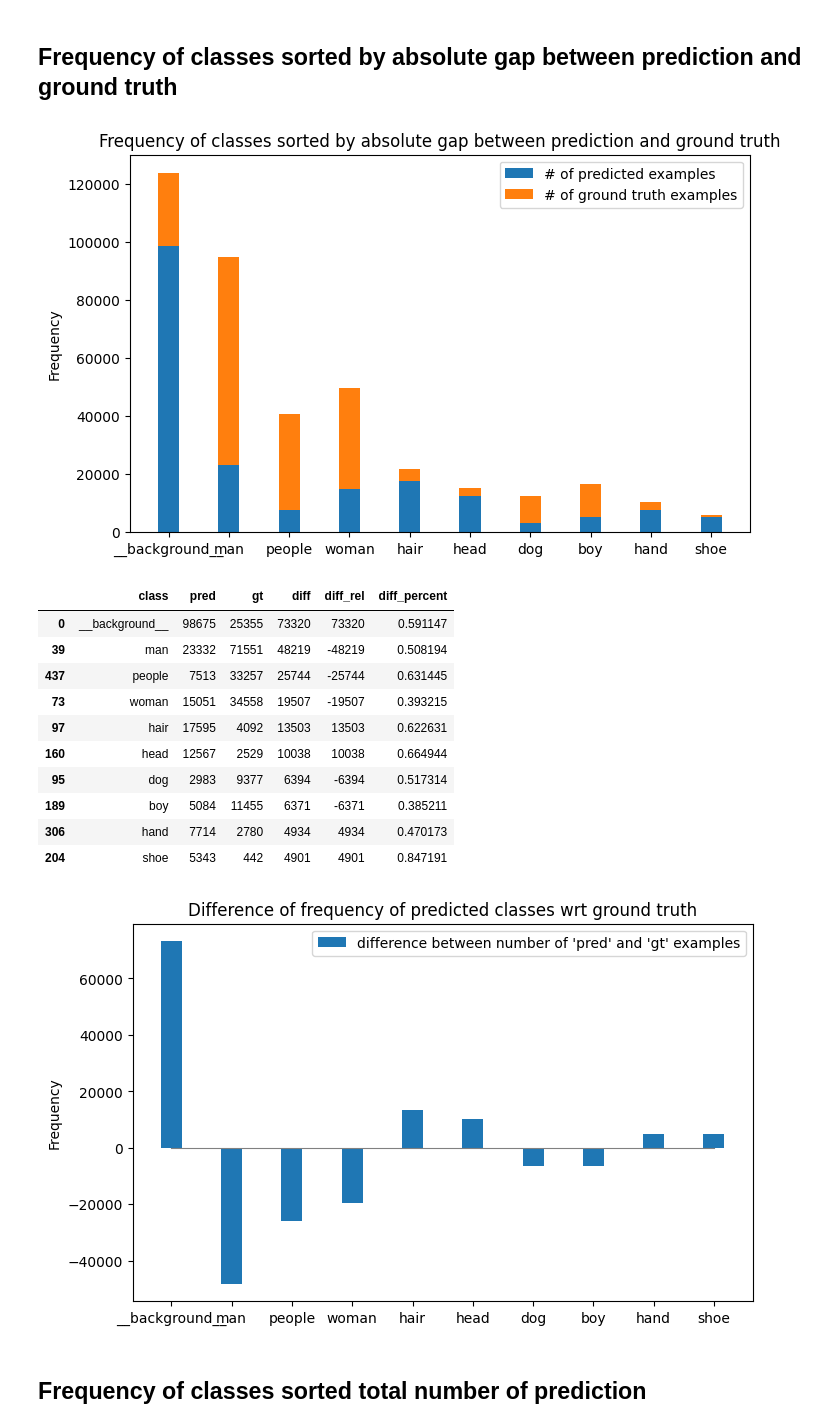
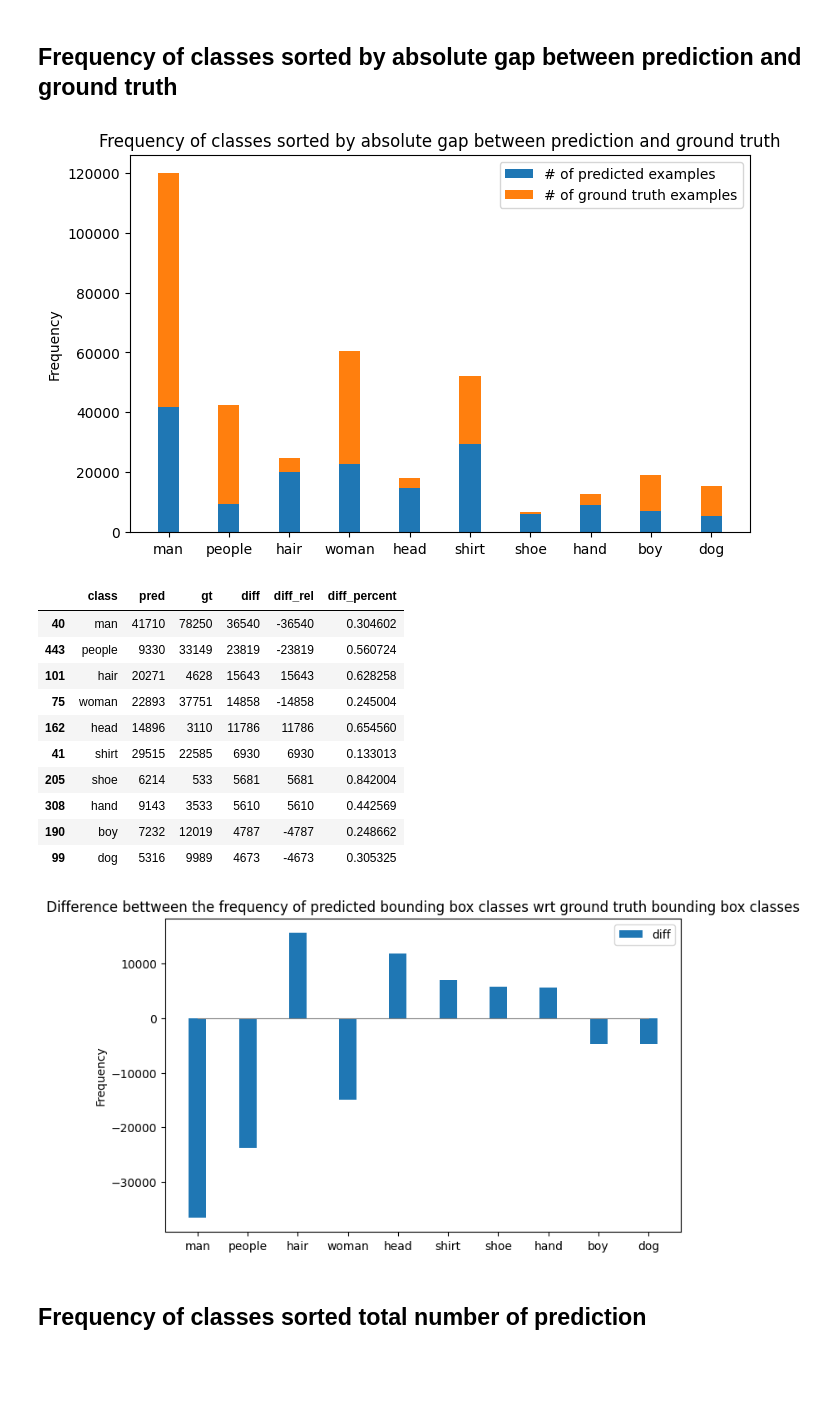
Before and after one commit to lparolari/master-thesis-log, a Jupyter notebook: resources/freq_analysis/freq_analysis.ipynb, the cells around one changed output. Cells and saved outputs as stored; diff of their text form; code cells hidden in the pictures; blank space fills up the shorter version.

```diff
--- a/resources/freq_analysis/freq_analysis.ipynb
+++ b/resources/freq_analysis/freq_analysis.ipynb
@@ -6,7 +6,7 @@ import pandas as pd
 import numpy as np
 import matplotlib.pyplot as plt
 # %%
-filename = "freq_train.csv"
+filename = "flickr30k-freq-train--no-bg-gt.csv"
 
 df = pd.read_csv(filename)
 # %%
@@ -192,30 +192,30 @@ plt.show()
 
 dfx.head(n=10)[["class", "pred", "gt", "diff", "diff_rel", "diff_percent"]]
 # %% [output]
-[figure, old version]
+[figure, new version]
 |  | class | pred | gt | diff | diff_rel | diff_percent |
-| 0 | __background__ | 98675 | 25355 | 73320 | 73320 | 0.591147 |
-| 39 | man | 23332 | 71551 | 48219 | -48219 | 0.508194 |
-| 437 | people | 7513 | 33257 | 25744 | -25744 | 0.631445 |
-| 73 | woman | 15051 | 34558 | 19507 | -19507 | 0.393215 |
-| 97 | hair | 17595 | 4092 | 13503 | 13503 | 0.622631 |
-| 160 | head | 12567 | 2529 | 10038 | 10038 | 0.664944 |
-| 95 | dog | 2983 | 9377 | 6394 | -6394 | 0.517314 |
-| 189 | boy | 5084 | 11455 | 6371 | -6371 | 0.385211 |
-| 306 | hand | 7714 | 2780 | 4934 | 4934 | 0.470173 |
-| 204 | shoe | 5343 | 442 | 4901 | 4901 | 0.847191 |
+| 40 | man | 41710 | 78250 | 36540 | -36540 | 0.304602 |
+| 443 | people | 9330 | 33149 | 23819 | -23819 | 0.560724 |
+| 101 | hair | 20271 | 4628 | 15643 | 15643 | 0.628258 |
+| 75 | woman | 22893 | 37751 | 14858 | -14858 | 0.245004 |
+| 162 | head | 14896 | 3110 | 11786 | 11786 | 0.654560 |
+| 41 | shirt | 29515 | 22585 | 6930 | 6930 | 0.133013 |
+| 205 | shoe | 6214 | 533 | 5681 | 5681 | 0.842004 |
+| 308 | hand | 9143 | 3533 | 5610 | 5610 | 0.442569 |
+| 190 | boy | 7232 | 12019 | 4787 | -4787 | 0.248662 |
+| 99 | dog | 5316 | 9989 | 4673 | -4673 | 0.305325 |
 # %%
 dfx = df.copy()
 dfx = dfx.sort_values(by=["diff"], ascending=False)
 
 labels = take10(dfx["class"])
 diff_rel = take10(dfx["diff_rel"])
 
-bar_plot(labels, diff_rel, label="difference between number of 'pred' and 'gt' examples", title="Difference of frequency of predicted classes wrt ground truth")
+bar_plot(labels, diff_rel, label="diff", title="Difference bettween the frequency of predicted bounding box classes wrt ground truth bounding box classes")
 plt.plot([0] * 10, "grey", linewidth=0.8)
 plt.show()
 # %% [output]
-[figure, old version]
+[figure, new version]
 # %% [markdown]
 ## Frequency of classes sorted total number of prediction
 # %%
```
Also changed, not shown: parts of 21 cells of this notebook, 35 other files.
